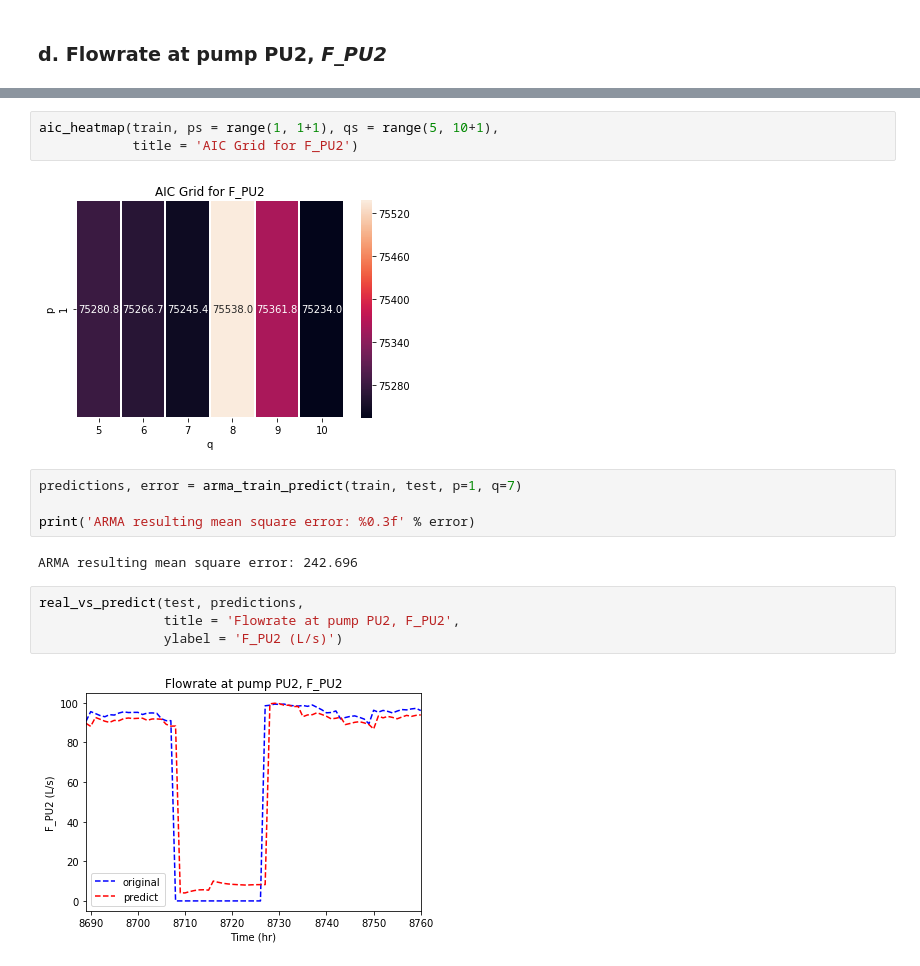
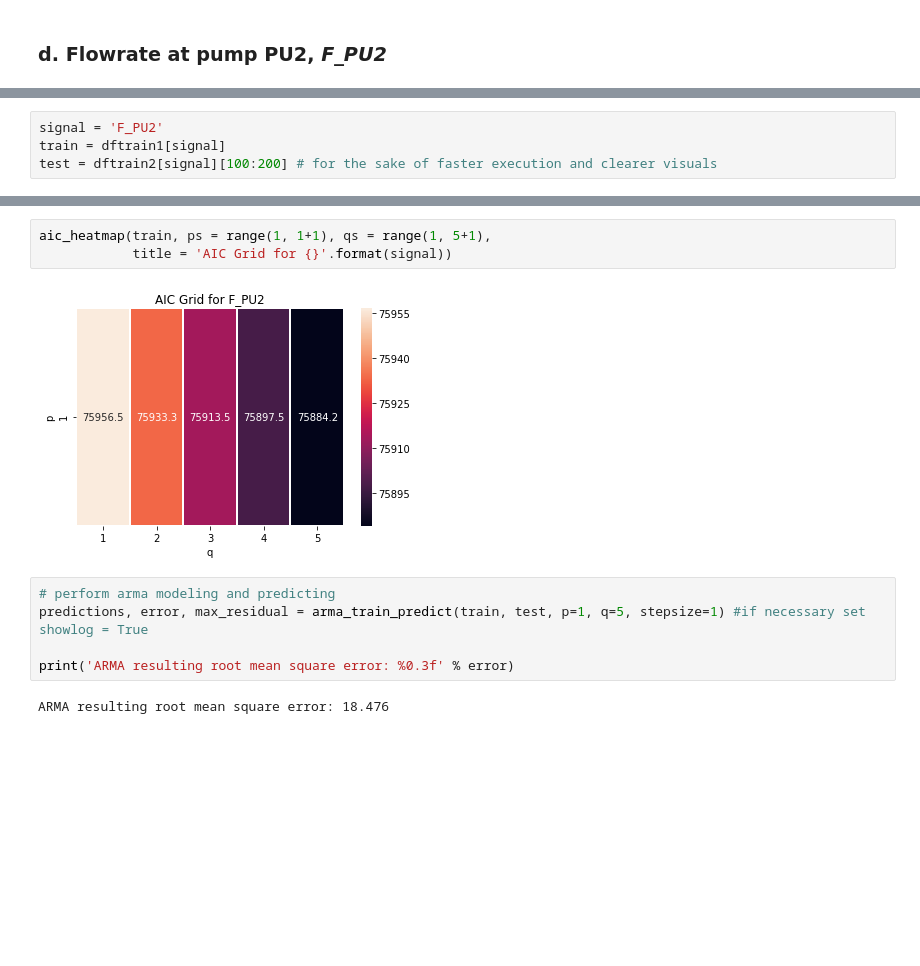
Before and after one commit to chengh42/Cyber-Data-Analytics, a Jupyter notebook: batadal/Task2_ARMA-other signals.ipynb, the cells around one changed output, grey strips where cells are left out. Saved outputs shown, nothing was run; the diff lists cells and outputs as text; blank space fills up the shorter version.

```diff
--- a/batadal/Task2_ARMA-other signals.ipynb
+++ b/batadal/Task2_ARMA-other signals.ipynb
@@ -176,0 +196,4 @@ acf_plots(train, lag = 100)
+# %%
+signal = 'F_PU2'
+train = dftrain1[signal]
+test = dftrain2[signal][100:200] # for the sake of faster execution and clearer visuals
@@ -177,17 +205,12 @@ acf_plots(train, lag = 100)
 # %%
-aic_heatmap(train, ps = range(1, 1+1), qs = range(5, 10+1),
-            title = 'AIC Grid for F_PU2')
+aic_heatmap(train, ps = range(1, 1+1), qs = range(1, 5+1),
+            title = 'AIC Grid for {}'.format(signal))
 # %% [output]
-[figure, old version]
+[figure, new version]
 # %%
-predictions, error = arma_train_predict(train, test, p=1, q=7)
+# perform arma modeling and predicting
+predictions, error, max_residual = arma_train_predict(train, test, p=1, q=5, stepsize=1) #if necessary set showlog = True
 
-print('ARMA resulting mean square error: %0.3f' % error)
+print('ARMA resulting root mean square error: %0.3f' % error)
 # %% [output]
-ARMA resulting mean square error: 242.696
+ARMA resulting root mean square error: 18.476
-# %%
-real_vs_predict(test, predictions,
-                title = 'Flowrate at pump PU2, F_PU2',
-                ylabel = 'F_PU2 (L/s)')
-# %% [output]
-[figure, removed]
```
Also changed, not shown: parts of 48 cells of this notebook.
